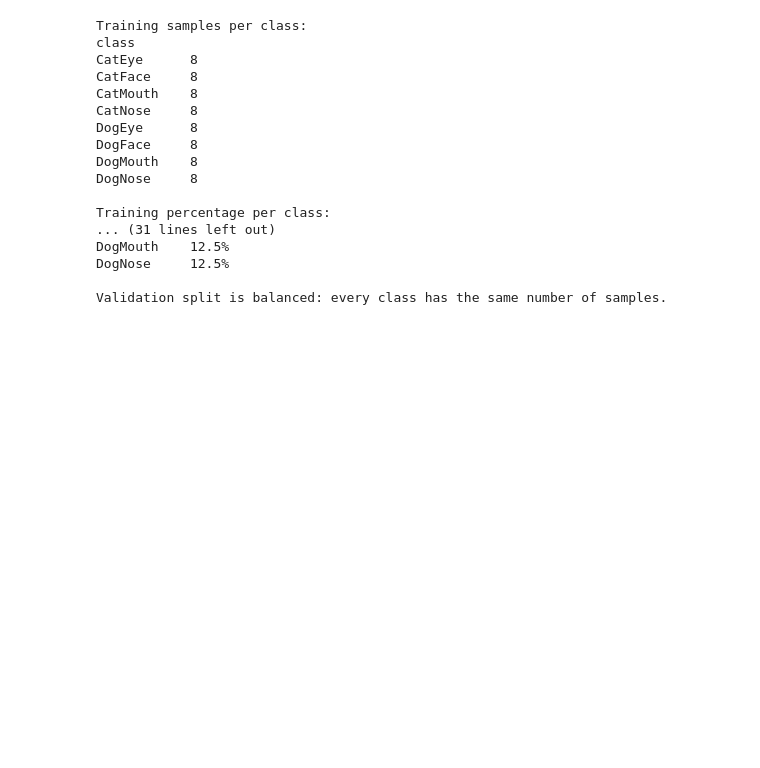
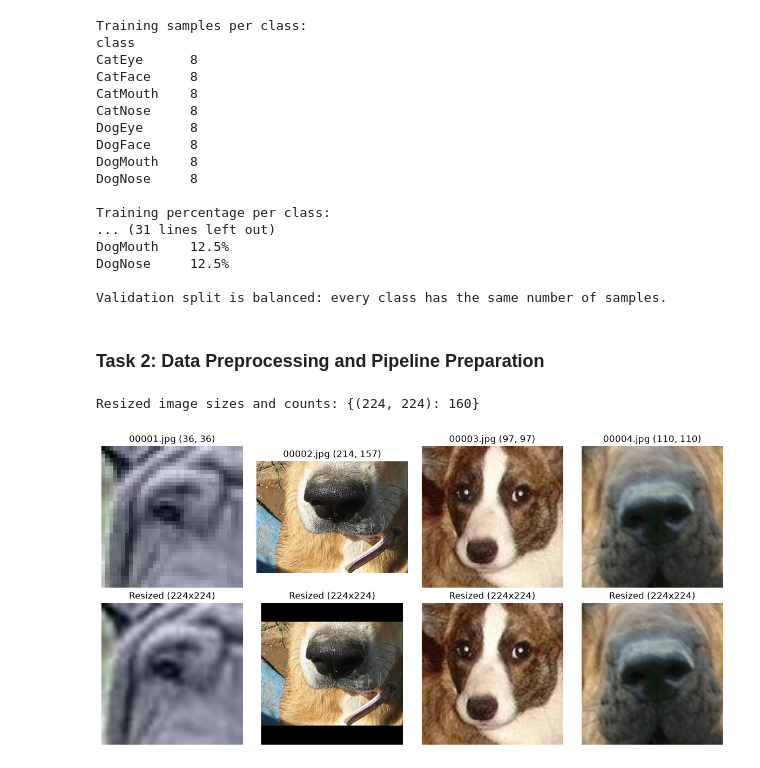
Before and after one commit to adithya-blip111/kaggle-competition, a Jupyter notebook: src/kaggle-competition.ipynb, the cells around one changed output. Drawn from its saved outputs; the diff is of its cells as text; code cells hidden in the pictures; blank space fills up the shorter version.

Commit message:
Added Task 2 cells

```diff
--- a/src/kaggle-competition.ipynb
+++ b/src/kaggle-competition.ipynb
@@ -62,3 +62,12 @@ Copied 80 test images to C:\STUDY\kaggle-competition\data\test\test
 dataset_root = project_root / "data"
 train_dir = dataset_root / "train" / "train"
 train_labels_path = dataset_root / "train_labels.csv"
+
+test_dir = dataset_root / "test" / "test"
+
+print(f"Dataset root: {dataset_root}")
+print(
+    f"Folders in dataset root: {[p.name for p in dataset_root.iterdir() if p.is_dir()]}"
+)
+print(f"Train folder: {train_dir}")
+print(f"Test folder: {test_dir}")
@@ -185,7 +224,9 @@ axes = axes.flatten() if hasattr(axes, "flatten") else [axes]
 for ax, (_, sample) in zip(axes, representatives.iterrows()):
     image_path = train_dir / f"{int(sample['image_id']):05d}.jpg"
     if not image_path.is_file():
-        raise FileNotFoundError(f"Image for class {sample['class']} not found: {image_path}")
+        raise FileNotFoundError(
+            f"Image for class {sample['class']} not found: {image_path}"
+        )
 
     with Image.open(image_path) as image:
         ax.imshow(image.convert("RGB"))
@@ -226,7 +267,9 @@ inconsistent_images = {
     if dimensions != common_size
 }
 if inconsistent_images:
-    print(f"\nFound {len(inconsistent_images)} images differing from the most common size ({common_size[0]}x{common_size[1]}):")
+    print(
+        f"\nFound {len(inconsistent_images)} images differing from the most common size ({common_size[0]}x{common_size[1]}):"
+    )
     for image_path, dimensions in inconsistent_images.items():
         print(f"  {image_path.name}: {dimensions[0]}x{dimensions[1]}")
 else:
@@ -428,3 +598,50 @@ DogMouth    12.5%
 DogNose     12.5%
 
 Validation split is balanced: every class has the same number of samples.
+# %% [markdown]
+### Task 2: Data Preprocessing and Pipeline Preparation
+# %%
+# Resize images to 224x224, the standard input size for ImageNet-pretrained models.
+# Images are padded to a square first so the animal features are not stretched.
+from PIL import Image, ImageOps
+
+IMAGE_SIZE = 224
+
+
+def resize_image(image, size=IMAGE_SIZE):
+    image = image.convert("RGB")
+    side = max(image.size)
+    delta_w, delta_h = side - image.width, side - image.height
+    padding = (
+        delta_w // 2,
+        delta_h // 2,
+        delta_w - delta_w // 2,
+        delta_h - delta_h // 2,
+    )
+    image = ImageOps.expand(image, border=padding, fill=(0, 0, 0))
+    return image.resize((size, size), Image.BICUBIC)
+
+
+# Check that every train and test image ends up with the same size.
+resized_sizes = Counter()
+for path in sorted(train_dir.glob("*.jpg")) + sorted(test_dir.glob("*.jpg")):
+    with Image.open(path) as img:
+        resized_sizes[resize_image(img).size] += 1
+print(f"Resized image sizes and counts: {dict(resized_sizes)}")
+
+# Show a few originals next to their resized versions.
+sample_paths = sorted(train_dir.glob("*.jpg"))[:4]
+fig, axes = plt.subplots(2, len(sample_paths), figsize=(3 * len(sample_paths), 6))
+for column, path in enumerate(sample_paths):
+    with Image.open(path) as img:
+        axes[0, column].imshow(img)
+        axes[0, column].set_title(f"{path.name} {img.size}")
+        axes[1, column].imshow(resize_image(img))
+        axes[1, column].set_title(f"Resized ({IMAGE_SIZE}x{IMAGE_SIZE})")
+for ax in axes.ravel():
+    ax.axis("off")
+plt.tight_layout()
+plt.show()
+# %% [output]
+Resized image sizes and counts: {(224, 224): 160}
+[figure, added]
```
Also changed, not shown: parts of 14 cells of this notebook, 3 other files.
